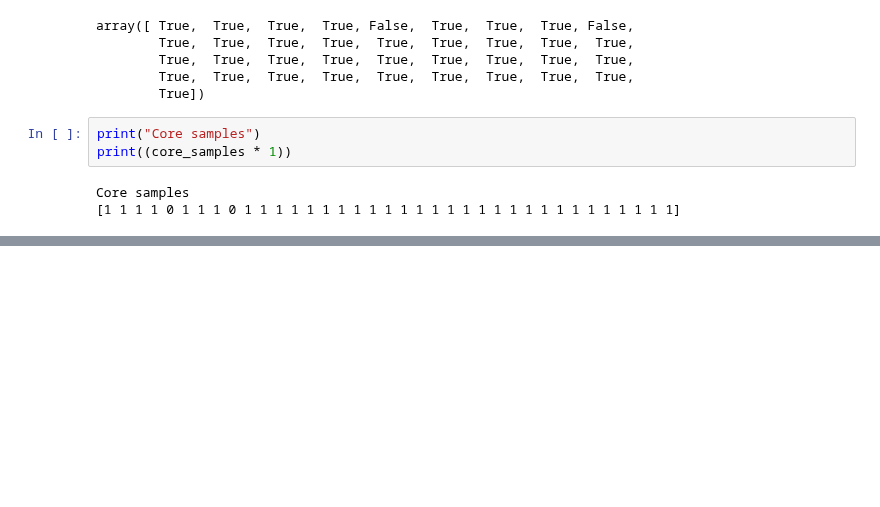
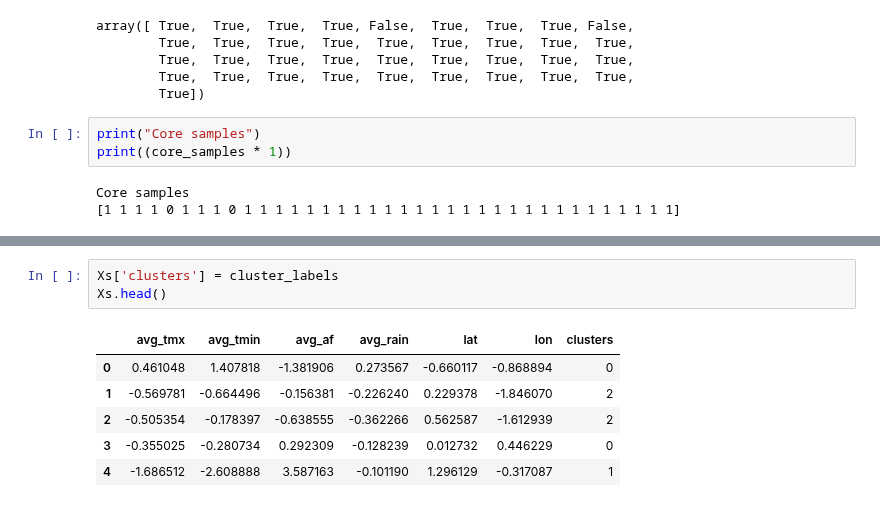
Before and after one commit to paxton615/Notes, a Jupyter notebook: Weather_stations/Download_station_data.ipynb, the cells around one changed output, grey strips where cells are left out. Saved outputs shown, nothing was run; the diff lists cells and outputs as text; blank space fills up the shorter version.

```diff
--- a/Weather_stations/Download_station_data.ipynb
+++ b/Weather_stations/Download_station_data.ipynb
@@ -397,0 +426,10 @@ Core samples
+# %%
+Xs['clusters'] = cluster_labels
+Xs.head()
+# %% [output]
+|  | avg_tmx | avg_tmin | avg_af | avg_rain | lat | lon | clusters |
+| 0 | 0.461048 | 1.407818 | -1.381906 | 0.273567 | -0.660117 | -0.868894 | 0 |
+| 1 | -0.569781 | -0.664496 | -0.156381 | -0.226240 | 0.229378 | -1.846070 | 2 |
+| 2 | -0.505354 | -0.178397 | -0.638555 | -0.362266 | 0.562587 | -1.612939 | 2 |
+| 3 | -0.355025 | -0.280734 | 0.292309 | -0.128239 | 0.012732 | 0.446229 | 0 |
+| 4 | -1.686512 | -2.608888 | 3.587163 | -0.101190 | 1.296129 | -0.317087 | 1 |
```
Also changed, not shown: parts of 18 cells of this notebook, 7 other files.
